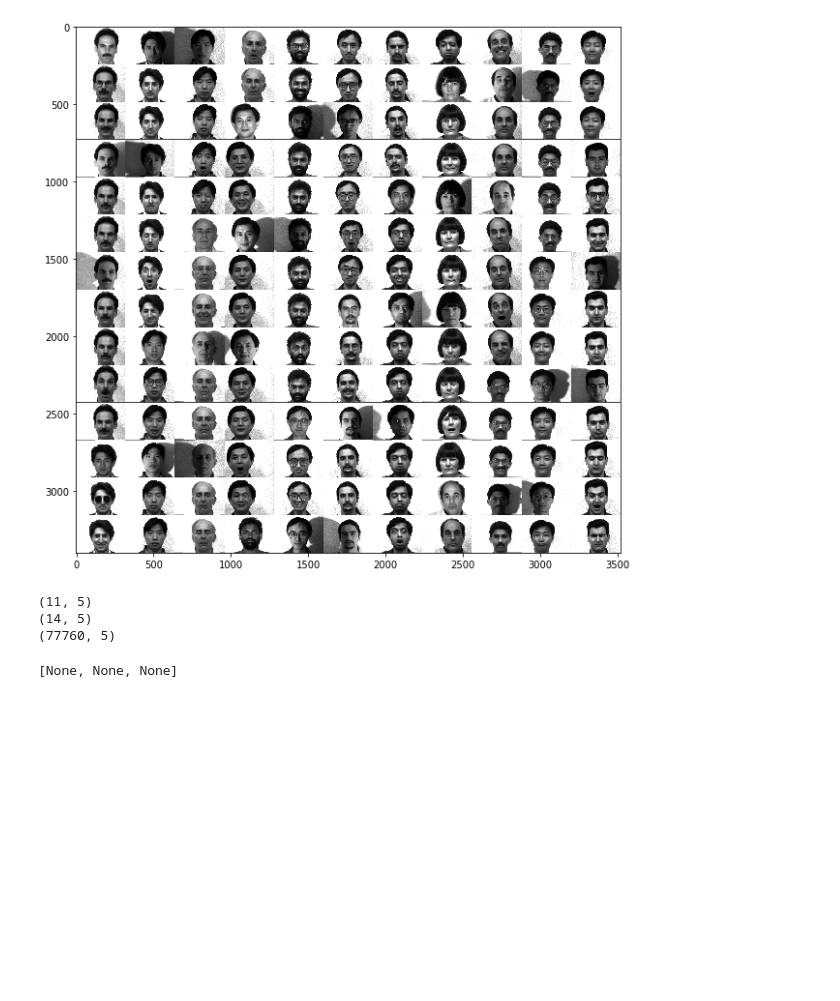
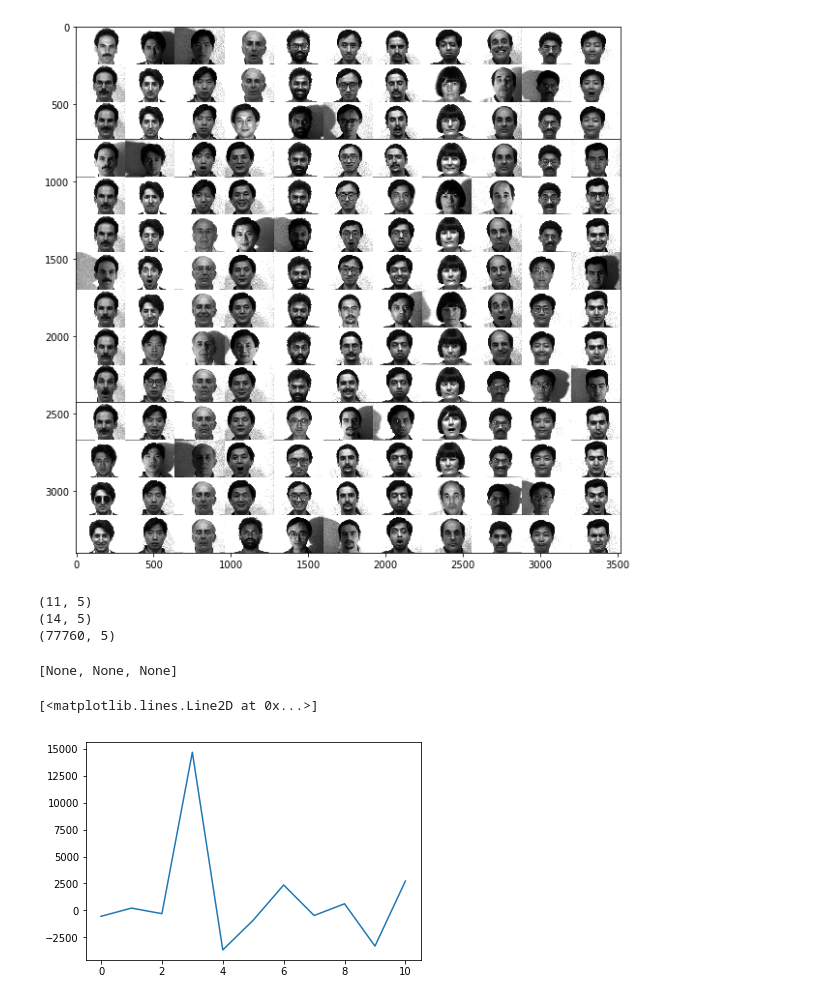
Before and after one commit to valentina-s/tensors-in-CVML, a Jupyter notebook: 3-tensor-faces-yale.ipynb, the cells around one changed output. Cells and saved outputs as stored; diff of their text form; code cells hidden in the pictures; blank space fills up the shorter version.

```diff
--- a/3-tensor-faces-yale.ipynb
+++ b/3-tensor-faces-yale.ipynb
@@ -35,6 +45,11 @@ factors_kruskal = parafac(faces_tensor, rank=5)
 (14, 5)
 (77760, 5)
 [None, None, None]
+# %%
+plt.plot(factors_kruskal[0][:,4])
+# %% [output]
+[<matplotlib.lines.Line2D at 0x...>]
+[figure, added]
 # %%
 import matplotlib.pyplot as plt
 plt.imshow(np.rollaxis(np.array(factors_kruskal[2].reshape((243,320,5))),2,1).reshape(243,5*320),cmap = 'gray')
```
Also changed, not shown: parts of 6 cells of this notebook, 4 other files.
